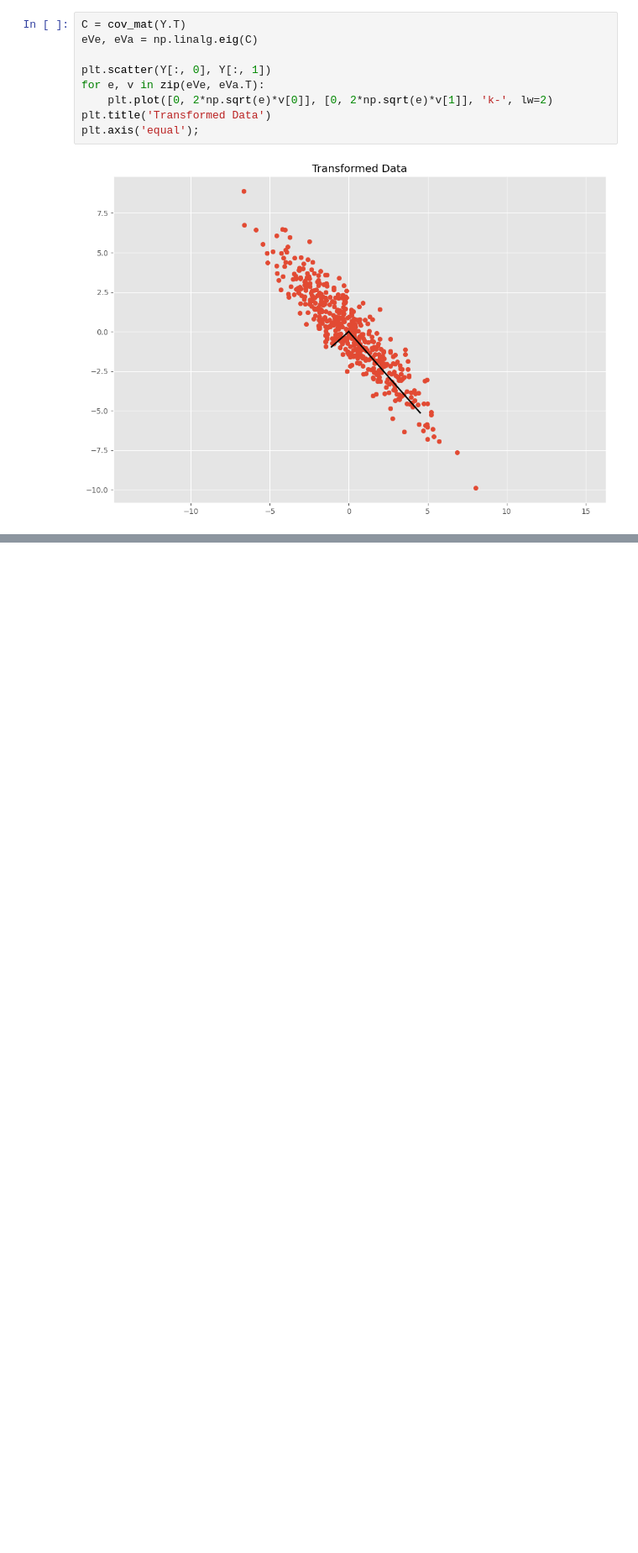
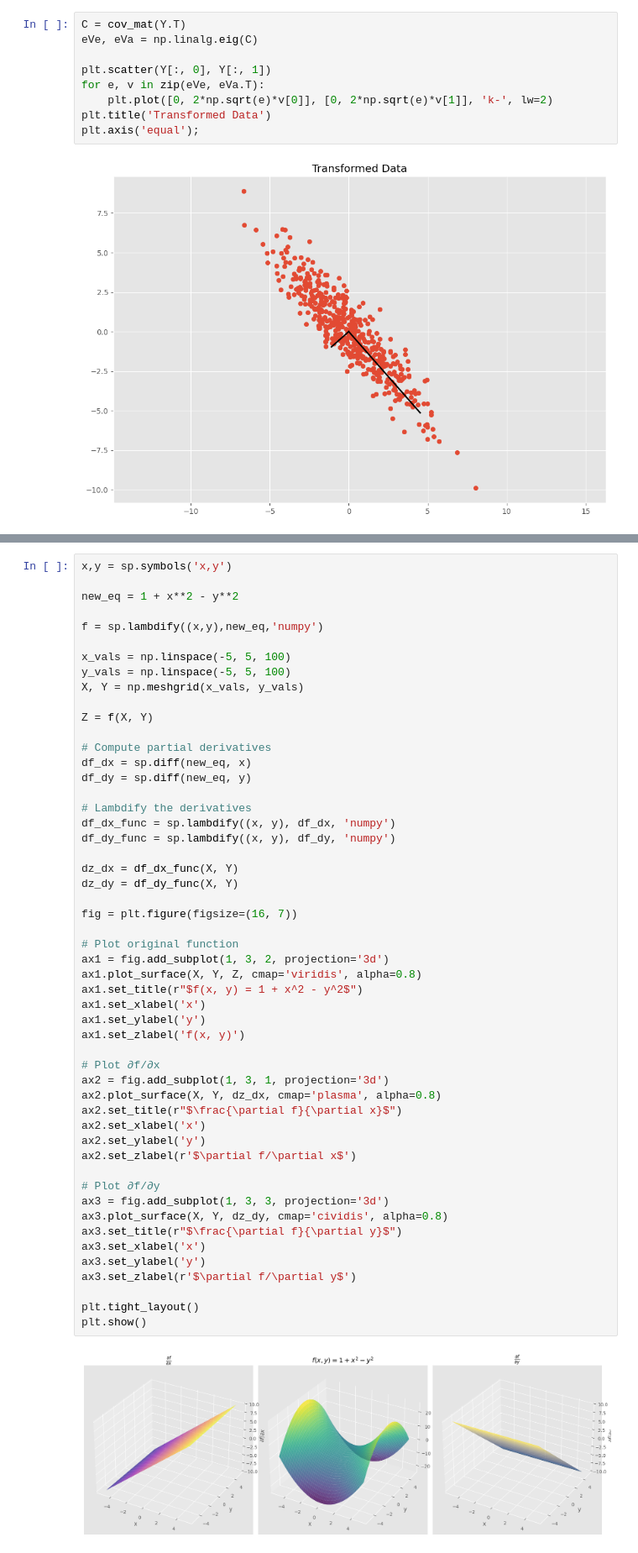
Before and after one commit to Shaik-Amaan-Ahmed/statistics, a Jupyter notebook: math-fun-vis/fun.ipynb, the cells around one changed output, grey strips where cells are left out. Shown at 84% size. Saved outputs shown, nothing was run; the diff lists cells and outputs as text; blank space fills up the shorter version.

```diff
--- a/math-fun-vis/fun.ipynb
+++ b/math-fun-vis/fun.ipynb
@@ -108,0 +186,54 @@ plt.axis('equal');
+# %%
+x,y = sp.symbols('x,y')
+
+new_eq = 1 + x**2 - y**2
+
+f = sp.lambdify((x,y),new_eq,'numpy')
+
+x_vals = np.linspace(-5, 5, 100)
+y_vals = np.linspace(-5, 5, 100)
+X, Y = np.meshgrid(x_vals, y_vals)
+
+Z = f(X, Y)
+
+# Compute partial derivatives
+df_dx = sp.diff(new_eq, x)
+df_dy = sp.diff(new_eq, y)
+
+# Lambdify the derivatives
+df_dx_func = sp.lambdify((x, y), df_dx, 'numpy')
+df_dy_func = sp.lambdify((x, y), df_dy, 'numpy')
+
+dz_dx = df_dx_func(X, Y)
+dz_dy = df_dy_func(X, Y)
+
+fig = plt.figure(figsize=(16, 7))
+
+# Plot original function
+ax1 = fig.add_subplot(1, 3, 2, projection='3d')
+ax1.plot_surface(X, Y, Z, cmap='viridis', alpha=0.8)
+ax1.set_title(r"$f(x, y) = 1 + x^2 - y^2$")
+ax1.set_xlabel('x')
+ax1.set_ylabel('y')
+ax1.set_zlabel('f(x, y)')
+
+# Plot ∂f/∂x
+ax2 = fig.add_subplot(1, 3, 1, projection='3d')
+ax2.plot_surface(X, Y, dz_dx, cmap='plasma', alpha=0.8)
+ax2.set_title(r"$\frac{\partial f}{\partial x}$")
+ax2.set_xlabel('x')
+ax2.set_ylabel('y')
+ax2.set_zlabel(r'$\partial f/\partial x$')
+
+# Plot ∂f/∂y
+ax3 = fig.add_subplot(1, 3, 3, projection='3d')
+ax3.plot_surface(X, Y, dz_dy, cmap='cividis', alpha=0.8)
+ax3.set_title(r"$\frac{\partial f}{\partial y}$")
+ax3.set_xlabel('x')
+ax3.set_ylabel('y')
+ax3.set_zlabel(r'$\partial f/\partial y$')
+
+plt.tight_layout()
+plt.show()
+# %% [output]
+[figure, added]
```
Also changed, not shown: parts of 14 cells of this notebook, 1 other file.
